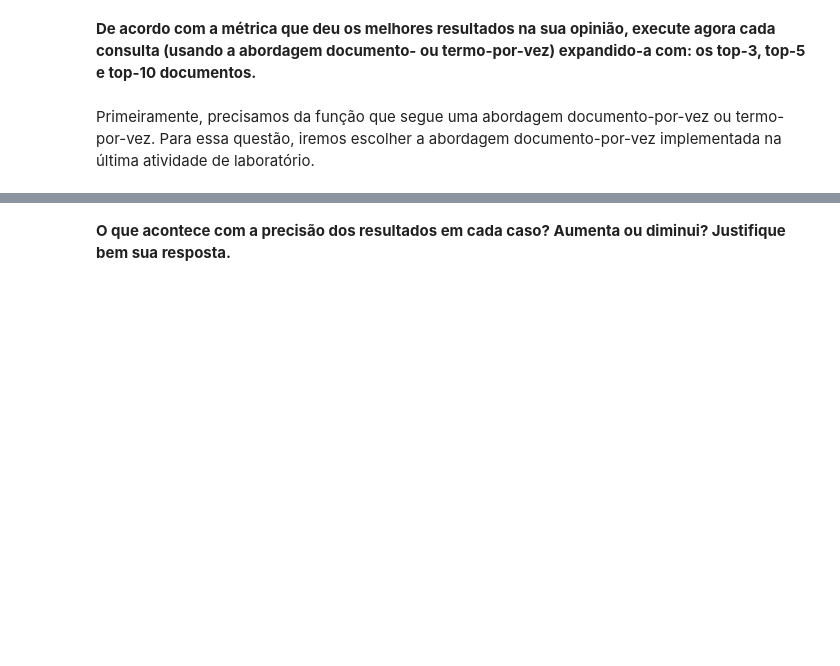
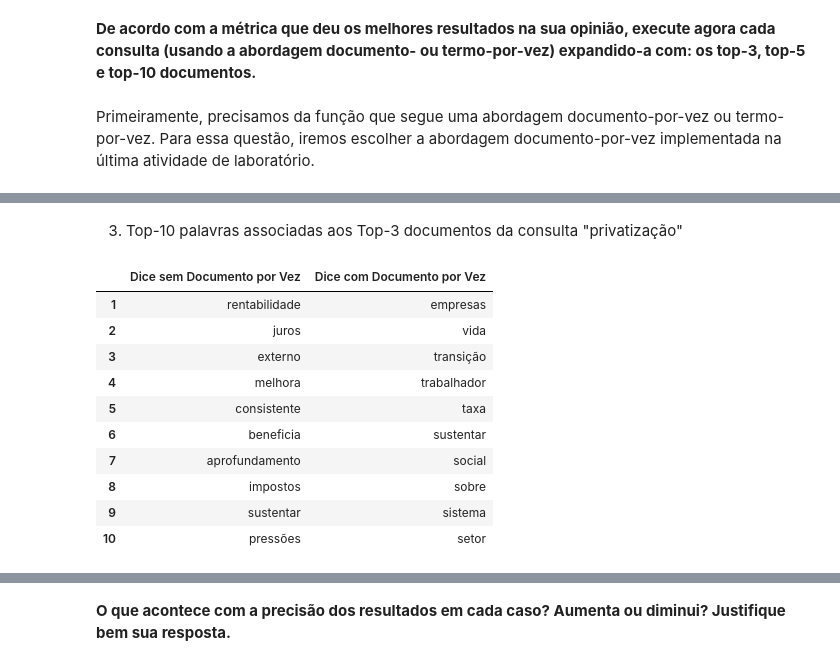
Before and after one commit to LDVictor/ri_lab_05, a Jupyter notebook: Lab_05_ri.ipynb, the cells around one changed output, grey strips where cells are left out. Drawn from its saved outputs; the diff is of its cells as text; code cells hidden in the pictures; blank space fills up the shorter version.

```diff
--- a/Lab_05_ri.ipynb
+++ b/Lab_05_ri.ipynb
@@ -195,7 +200,7 @@ tabela_consulta_2
 
 3.   Consulta "privatização"
 # %%
-tabela_consulta_3 = criaTabela(consultas[2])
+tabela_consulta_3 = criaTabela(consultas[2], indices, n)
 tabela_consulta_3
 # %% [output]
 |  | MIM | EMIM | χ² | Dice |
@@ -301,0 +354,20 @@ for consulta in consultas:
+# %% [markdown]
+
+3.   Top-10 palavras associadas aos Top-3 documentos da consulta "privatização"
+# %%
+tabela_dice_3 = pd.DataFrame()
+tabela_dice_3['Dice sem Documento por Vez'] = tabela_consulta_3['Dice']
+tabela_dice_3['Dice com Documento por Vez'] = tabela_top_3['Dice']
+tabela_dice_3
+# %% [output]
+|  | Dice sem Documento por Vez | Dice com Documento por Vez |
+| 1 | rentabilidade | empresas |
+| 2 | juros | vida |
+| 3 | externo | transição |
+| 4 | melhora | trabalhador |
+| 5 | consistente | taxa |
+| 6 | beneficia | sustentar |
+| 7 | aprofundamento | social |
+| 8 | impostos | sobre |
+| 9 | sustentar | sistema |
+| 10 | pressões | setor |
```
Also changed, not shown: parts of 51 cells of this notebook.
